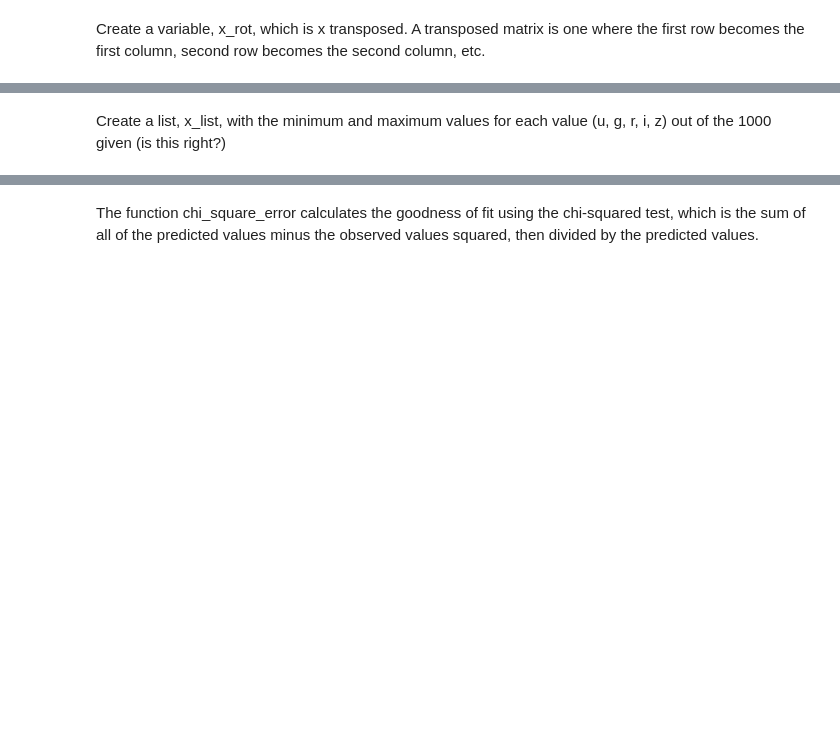
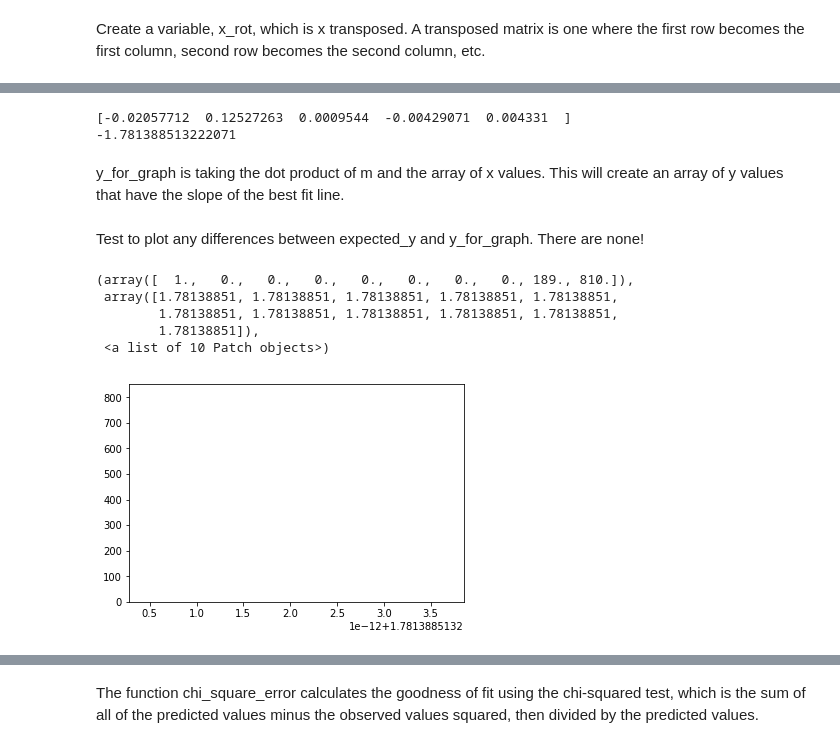
Before and after one commit to marin-hyatt/redshift_data_project, a Jupyter notebook: Marin Hyatt Machine Learning.ipynb, the cells around one changed output, grey strips where cells are left out. Drawn from its saved outputs; the diff is of its cells as text; code cells hidden in the pictures; blank space fills up the shorter version.

```diff
--- a/Marin Hyatt Machine Learning.ipynb
+++ b/Marin Hyatt Machine Learning.ipynb
@@ -4,35 +4,3 @@ Import numpy and matplotlib
 import pandas as pd
 import numpy
 import matplotlib.pyplot as plt
-# %%
-import matplotlib as mpl
-import matplotlib.pyplot as plt
-#mpl.rcParams['text.usetex'] = True
-#mpl.rcParams['mathtext.rm'] = 'serif'
-mpl.style.use('classic')
-plt.rcParams.update(plt.rcParamsDefault)
-#mpl.rcParams['font.family'] = 'serif'
-#mpl.rcParams['font.serif'] = 'Times New Roman'
-# mpl.rcParams['axes.titlesize'] = 16
-# mpl.rcParams['axes.labelsize'] = 14
-# mpl.rcParams['savefig.dpi'] = 250
-# mpl.rcParams['savefig.format'] = 'pdf'
-# mpl.rcParams['savefig.bbox'] = 'tight'
-
-# %matplotlib inline
-# %%
-import matplotlib.pyplot as plt
-plt.rcParams.update(plt.rcParamsDefault)
-%matplotlib inline
-
-import numpy as np
-
-from matplotlib.ticker import AutoLocator
-
-fig, (ax1, ax2) = plt.subplots(1, 2, figsize=(4, 3), tight_layout=True)
-ax1.set_xlim(0, .1)
-ax2.set_xlim(0, .1)
-
-ax1.xaxis.get_major_locator().set_params(nbins=9, steps=[1, 2, 5, 10])
-ax1.set_title('classic')
-ax2.set_title('v2.0')
@@ -143,4 +144,22 @@ y_for_graph is y_pred at the values of x where we know y_obs
+# %%
+coefficients = (reg.coef_)
+print(coefficients)
+print(reg.intercept_)
+# %% [output]
+[-0.02057712  0.12527263  0.0009544  -0.00429071  0.004331  ]
+-1.781388513222071
+# %% [markdown]
+y_for_graph is taking the dot product of m and the array of x values. This will create an array of y values that have the slope of the best fit line.
 # %%
 y_for_graph = reg.predict(x_rot)
-# %% [markdown]
-Create a list, x_list, with the minimum and maximum values for each value (u, g, r, i, z) out of the 1000 given (is this right?)
+# %% [markdown]
+Test to plot any differences between expected_y and y_for_graph. There are none!
+# %%
+plt.hist(abs(expected_y - y_for_graph))
+# %% [output]
+(array([  1.,   0.,   0.,   0.,   0.,   0.,   0.,   0., 189., 810.]),
+ array([1.78138851, 1.78138851, 1.78138851, 1.78138851, 1.78138851,
+        1.78138851, 1.78138851, 1.78138851, 1.78138851, 1.78138851,
+        1.78138851]),
+ <a list of 10 Patch objects>)
+[figure, added]
```
Also changed, not shown: parts of 31 cells of this notebook.
